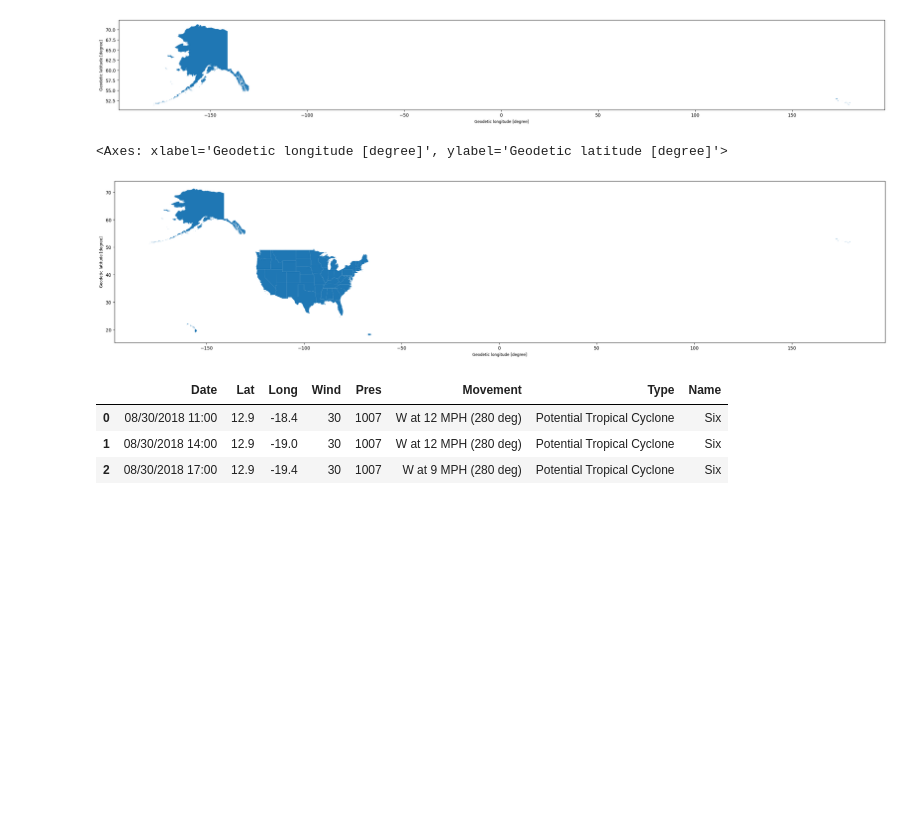
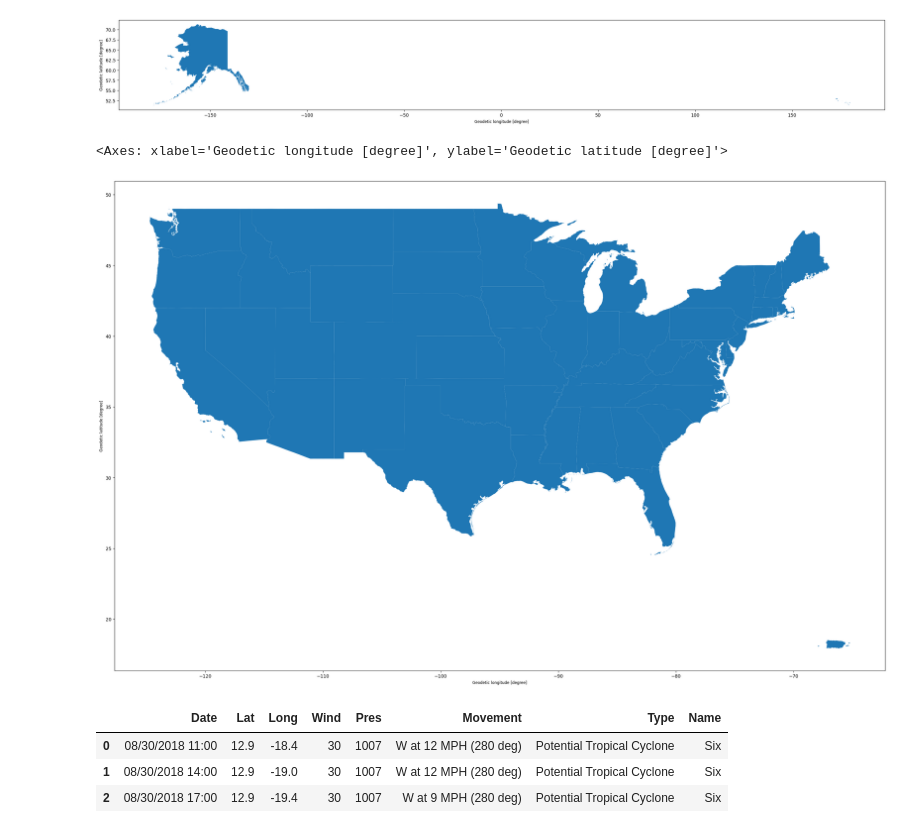
Before and after one commit to Cha-unil/2026_Intro_Python, a Jupyter notebook: FEEDBACK_TISSIERES.ipynb, the cells around one changed output. Cells and saved outputs as stored; diff of their text form; code cells hidden in the pictures; blank space fills up the shorter version.

```diff
--- a/FEEDBACK_TISSIERES.ipynb
+++ b/FEEDBACK_TISSIERES.ipynb
@@ -130,11 +130,11 @@ flagged.plot(figsize = (30,20))
 <Axes: xlabel='Geodetic longitude [degree]', ylabel='Geodetic latitude [degree]'>
 [figure]
 # %%
-flagged = country [country["NAME"].isin(["Alaska, Hawaii"])== False]
+flagged = country [country["NAME"].isin(["Alaska", "Hawaii"]) == False]
 flagged.plot(figsize = (30,20))
 # %% [output]
 <Axes: xlabel='Geodetic longitude [degree]', ylabel='Geodetic latitude [degree]'>
-[figure, old version]
+[figure, new version]
 # %%
 # Pre-supplied: read in the hurricane Florence data, drop the advisory bookkeeping columns,
 # fix the longitude sign, and have a look at the dataframe.
```
Also changed, not shown: parts of 7 cells of this notebook.
